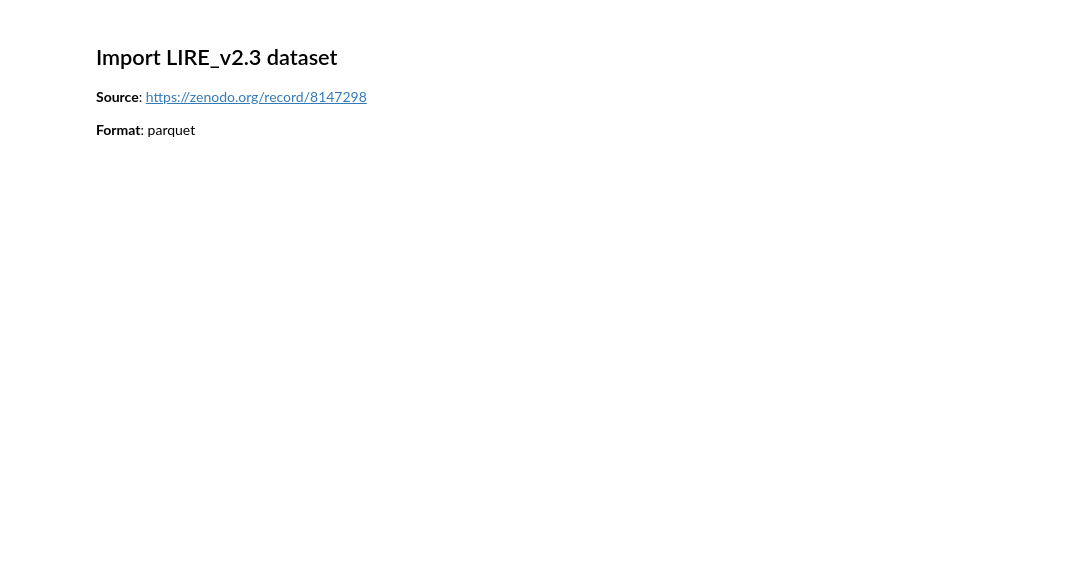
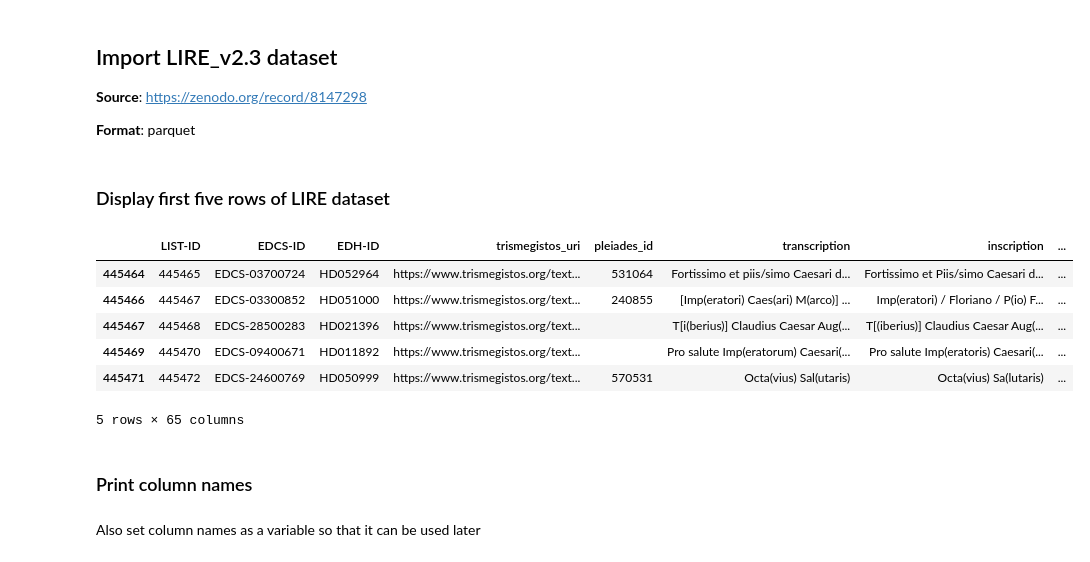
Before and after one commit to saross/inscriptions, a Jupyter notebook: inscriptions-spa.ipynb, the cells around one changed output. Drawn from its saved outputs; the diff is of its cells as text; code cells hidden in the pictures; blank space fills up the shorter version.

```diff
--- a/inscriptions-spa.ipynb
+++ b/inscriptions-spa.ipynb
@@ -42,3 +46,19 @@ import fastparquet
 **Format**: parquet
 # %%
 lire = gpd.read_parquet('data/LIRE_v2-3.parquet')
+# %% [markdown]
+### Display first five rows of LIRE dataset
+# %%
+lire.head(5)
+# %% [output]
+|  | LIST-ID | EDCS-ID | EDH-ID | trismegistos_uri | pleiades_id | transcription | inscription | ... |
+| 445464 | 445465 | EDCS-03700724 | HD052964 | https://www.trismegistos.org/text... | 531064 | Fortissimo et piis/simo Caesari d... | Fortissimo et Piis/simo Caesari d... | ... |
+| 445466 | 445467 | EDCS-03300852 | HD051000 | https://www.trismegistos.org/text... | 240855 | [Imp(eratori) Caes(ari) M(arco)] ... | Imp(eratori) / Floriano / P(io) F... | ... |
+| 445467 | 445468 | EDCS-28500283 | HD021396 | https://www.trismegistos.org/text... |  | T[i(berius)] Claudius Caesar Aug(... | T[(iberius)] Claudius Caesar Aug(... | ... |
+| 445469 | 445470 | EDCS-09400671 | HD011892 | https://www.trismegistos.org/text... |  | Pro salute Imp(eratorum) Caesari(... | Pro salute Imp(eratoris) Caesari(... | ... |
+| 445471 | 445472 | EDCS-24600769 | HD050999 | https://www.trismegistos.org/text... | 570531 | Octa(vius) Sal(utaris) | Octa(vius) Sa(lutaris) | ... |
+5 rows × 65 columns
+# %% [markdown]
+### Print column names
+# %% [markdown]
+Also set column names as a variable so that it can be used later
```
Also changed, not shown: parts of 14 cells of this notebook.
